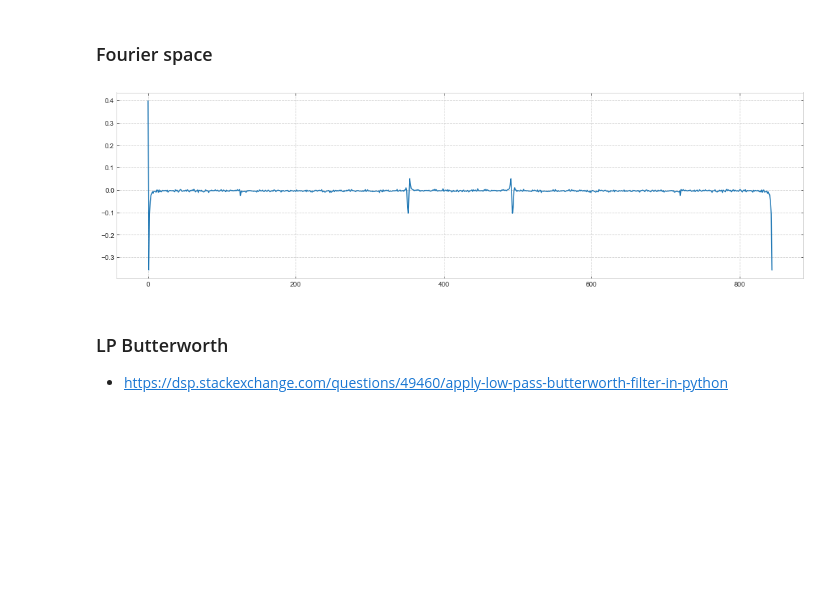
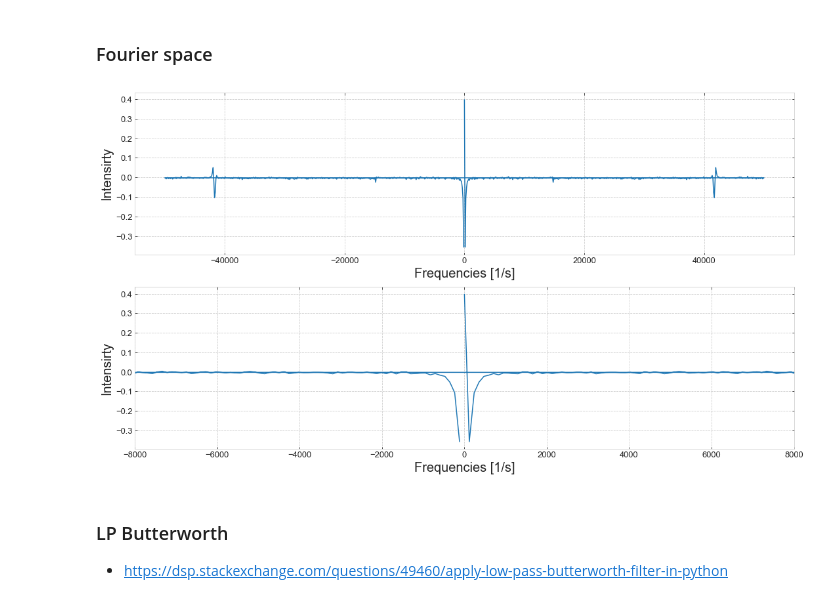
Before and after one commit to masterdesky/ELTE-applied-physics-2019, a Jupyter notebook: II. Optical Pumping/notebooks/opu.ipynb, the cells around one changed output. Drawn from its saved outputs; the diff is of its cells as text; code cells hidden in the pictures; blank space fills up the shorter version.

```diff
--- a/II. Optical Pumping/notebooks/opu.ipynb
+++ b/II. Optical Pumping/notebooks/opu.ipynb
@@ -277,12 +279,32 @@ plt.show()
 [figure]
 # %% [markdown]
 ### Fourier space
-# %%
-fig, axes = plt.subplots(figsize=(18,5))
-axes.plot(np.fft.fft(values_var).real)
-plt.show()
-# %% [output]
-[figure, removed]
+# %%
+nrows = 2
+ncols = 1
+fig, axes = plt.subplots(nrows=nrows, ncols=ncols, figsize=(18*ncols,5*nrows))
+
+axislabelsize = 20
+axisticksize = 13
+
+# Calculate FFT and corresponding frequencies
+# Sampling should be somewhere around 44 kHz
+fourier_var = np.fft.fft(values_var)
+freq_var = np.fft.fftfreq(values_var.size, d=float(header['Sampling Period']))
+
+for i in range(nrows):
+    axes[i].plot(freq_var, fourier_var.real)
+
+    axes[i].set_xlabel('Frequencies [1/s]', fontsize=axislabelsize)
+    axes[i].set_ylabel('Intensirty', fontsize=axislabelsize)
+    axes[i].tick_params(axis='both', which='major', labelsize=axisticksize)
+
+freq_lim = 8000
+axes[1].set_xlim(-freq_lim, freq_lim)
+
+plt.show()
+# %% [output]
+[figure, added]
 # %% [markdown]
 ### LP Butterworth
 
```
Also changed, not shown: parts of 6 cells of this notebook.
